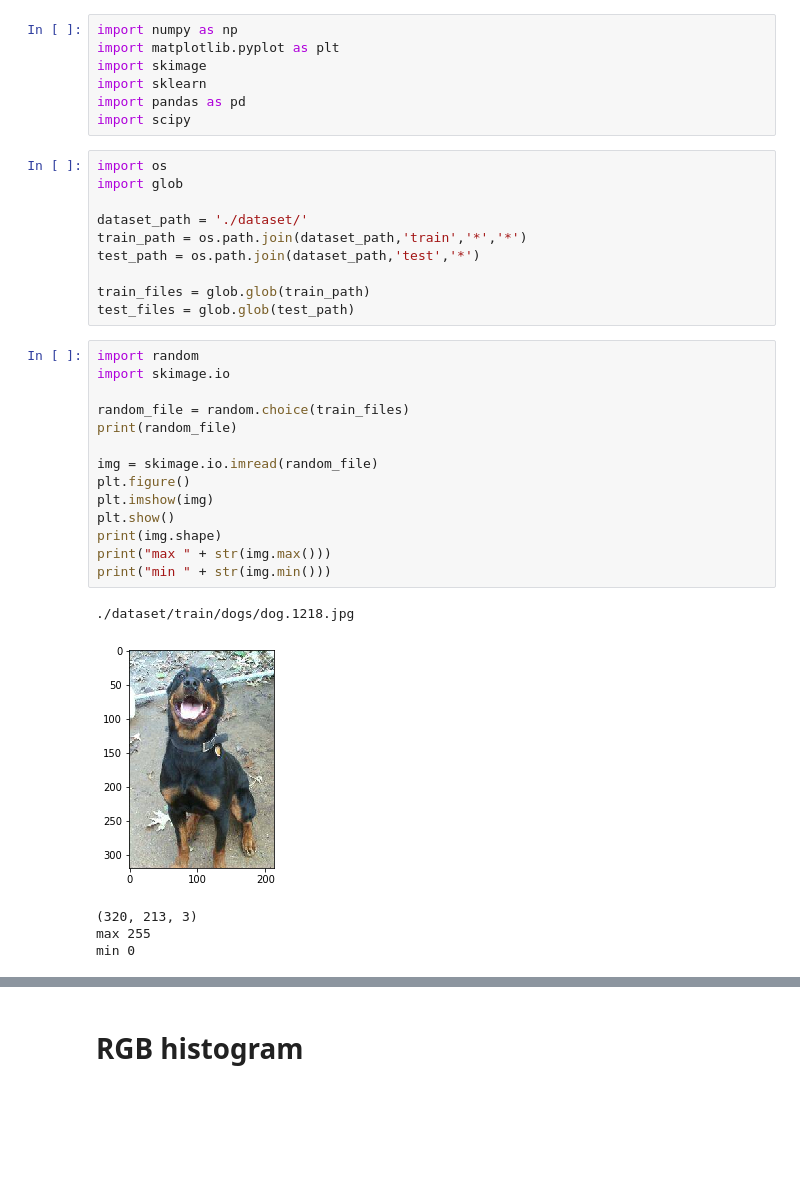
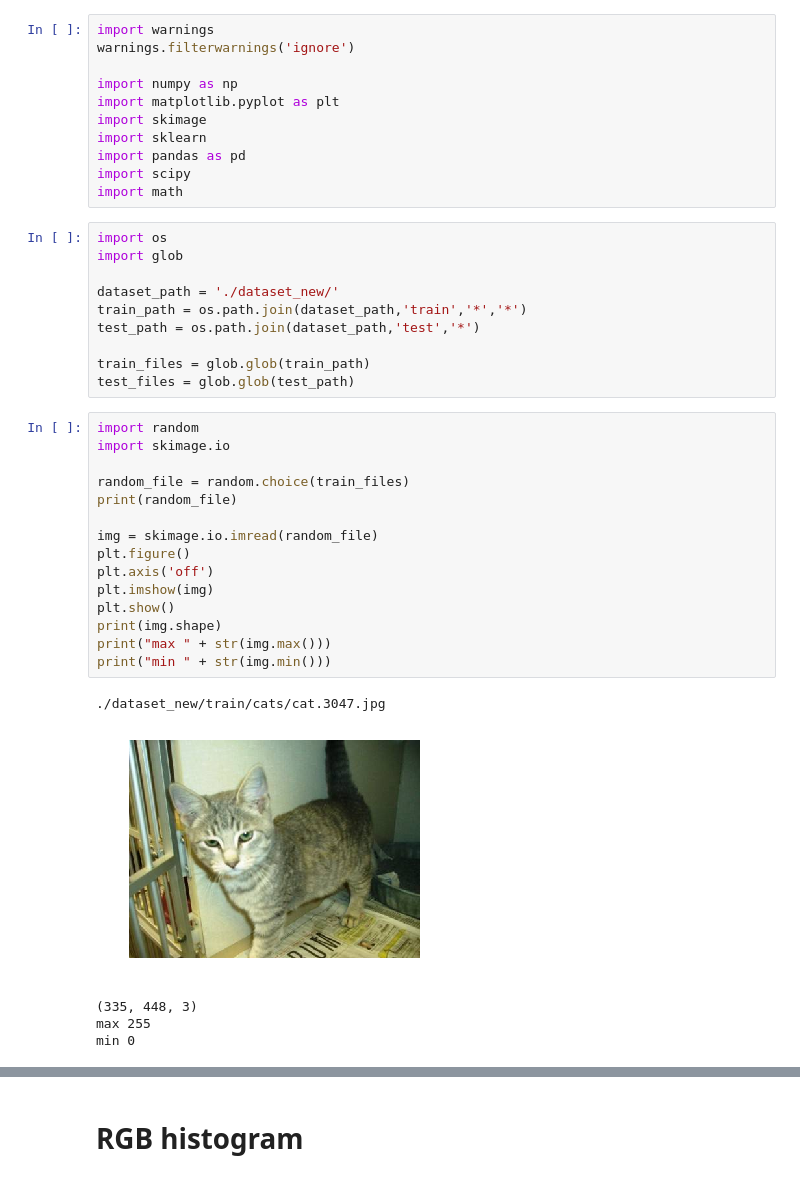
Before and after one commit to paulo-chagas/fundamentosVisao, a Jupyter notebook: 2-Roteiro II.ipynb, the cells around one changed output, grey strips where cells are left out. Saved outputs shown, nothing was run; the diff lists cells and outputs as text; blank space fills up the shorter version.

```diff
--- a/2-Roteiro II.ipynb
+++ b/2-Roteiro II.ipynb
@@ -1,15 +1,19 @@
 # %%
+import warnings
+warnings.filterwarnings('ignore')
+
 import numpy as np
 import matplotlib.pyplot as plt
 import skimage
 import sklearn
 import pandas as pd
 import scipy
+import math
 # %%
 import os
 import glob
 
-dataset_path = './dataset/'
+dataset_path = './dataset_new/'
 train_path = os.path.join(dataset_path,'train','*','*')
 test_path = os.path.join(dataset_path,'test','*')
 
@@ -18,21 +22,22 @@ test_files = glob.glob(test_path)
 # %%
 import random
 import skimage.io
 
 random_file = random.choice(train_files)
 print(random_file)
 
 img = skimage.io.imread(random_file)
 plt.figure()
+plt.axis('off')
 plt.imshow(img)
 plt.show()
 print(img.shape)
 print("max " + str(img.max()))
 print("min " + str(img.min()))
 # %% [output]
-./dataset/train/dogs/dog.1218.jpg
+./dataset_new/train/cats/cat.3047.jpg
-[figure, old version]
+[figure, new version]
-(320, 213, 3)
+(335, 448, 3)
 max 255
 min 0
 # %%
```
Also changed, not shown: parts of 7 cells of this notebook.
